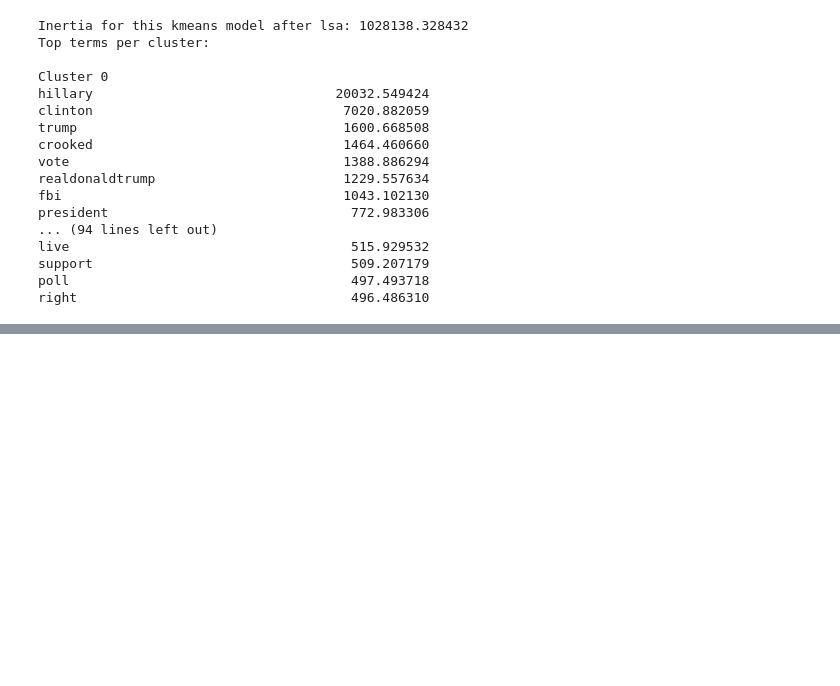
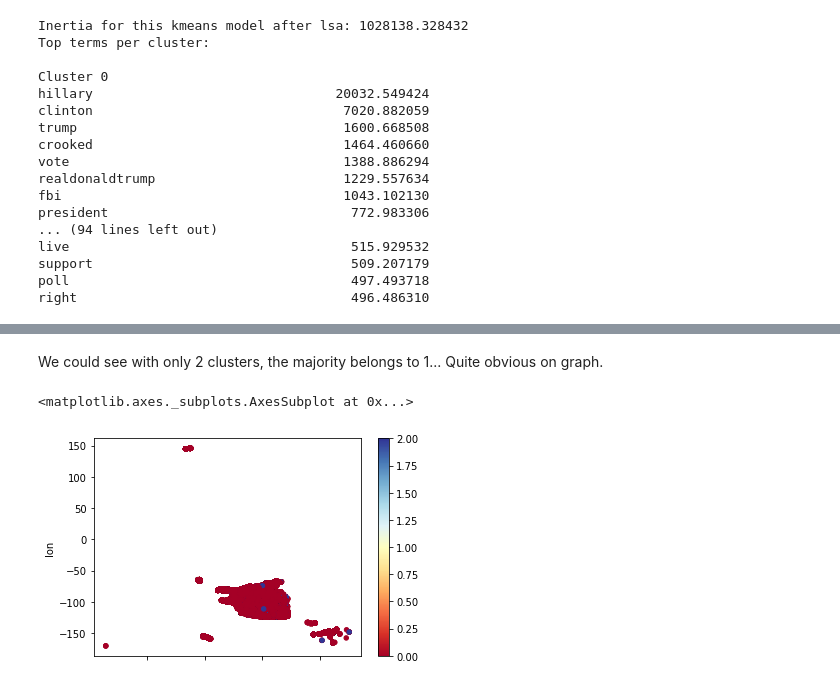
Before and after one commit to gpcarr/twitter_data_analysis, a Jupyter notebook: clusters.ipynb, the cells around one changed output, grey strips where cells are left out. Drawn from its saved outputs; the diff is of its cells as text; code cells hidden in the pictures; blank space fills up the shorter version.

```diff
--- a/clusters.ipynb
+++ b/clusters.ipynb
@@ -304,0 +358,9 @@ right                                   496.486310
+# %% [markdown]
+We could see with only 2 clusters, the majority belongs to 1... Quite obvious on graph.
+# %%
+kmeans = MiniBatchKMeans(n_clusters=3)
+kmeans.fit(matrix)
+location.plot.scatter(x='lat', y='lon', c=kmeans.labels_, cmap='RdYlBu')
+# %% [output]
+<matplotlib.axes._subplots.AxesSubplot at 0x...>
+[figure, added]
```
Also changed, not shown: parts of 9 cells of this notebook.
